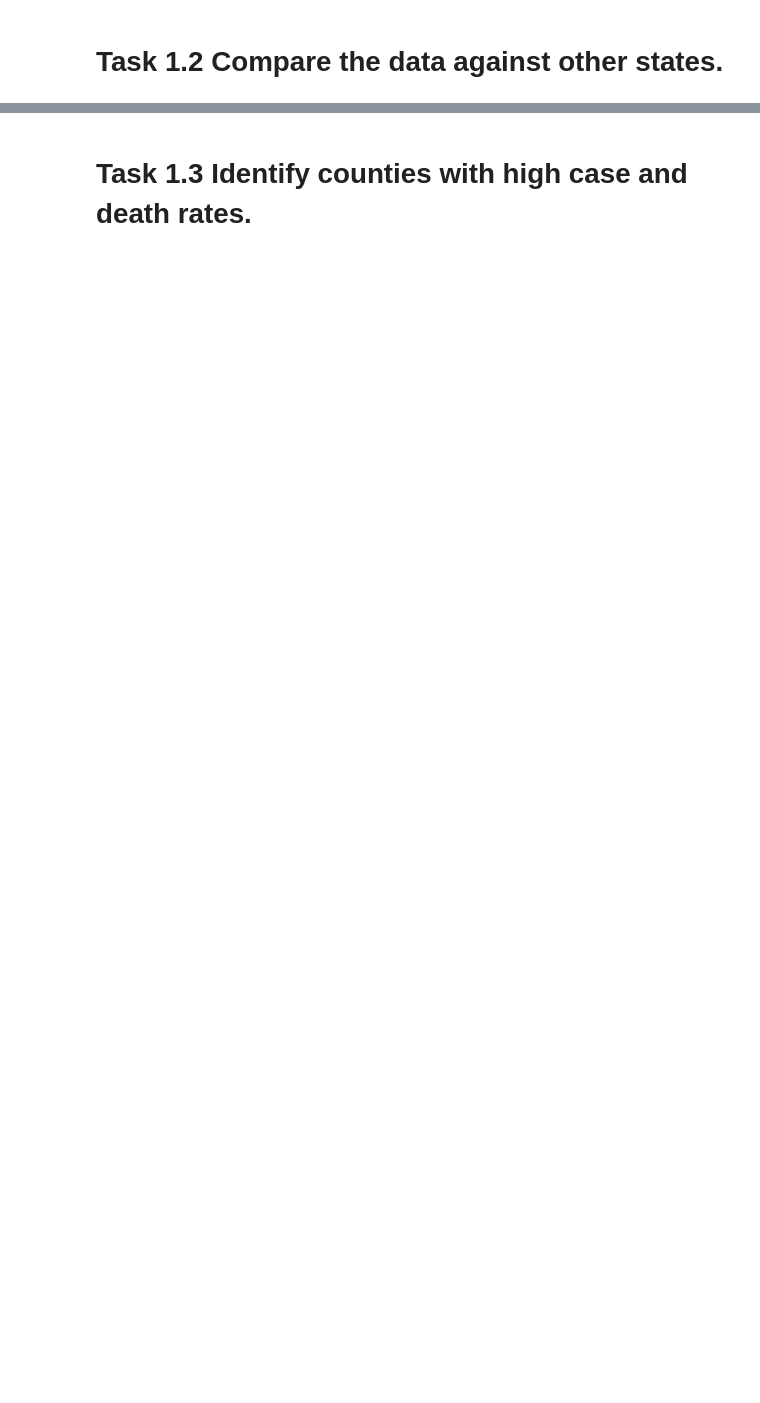
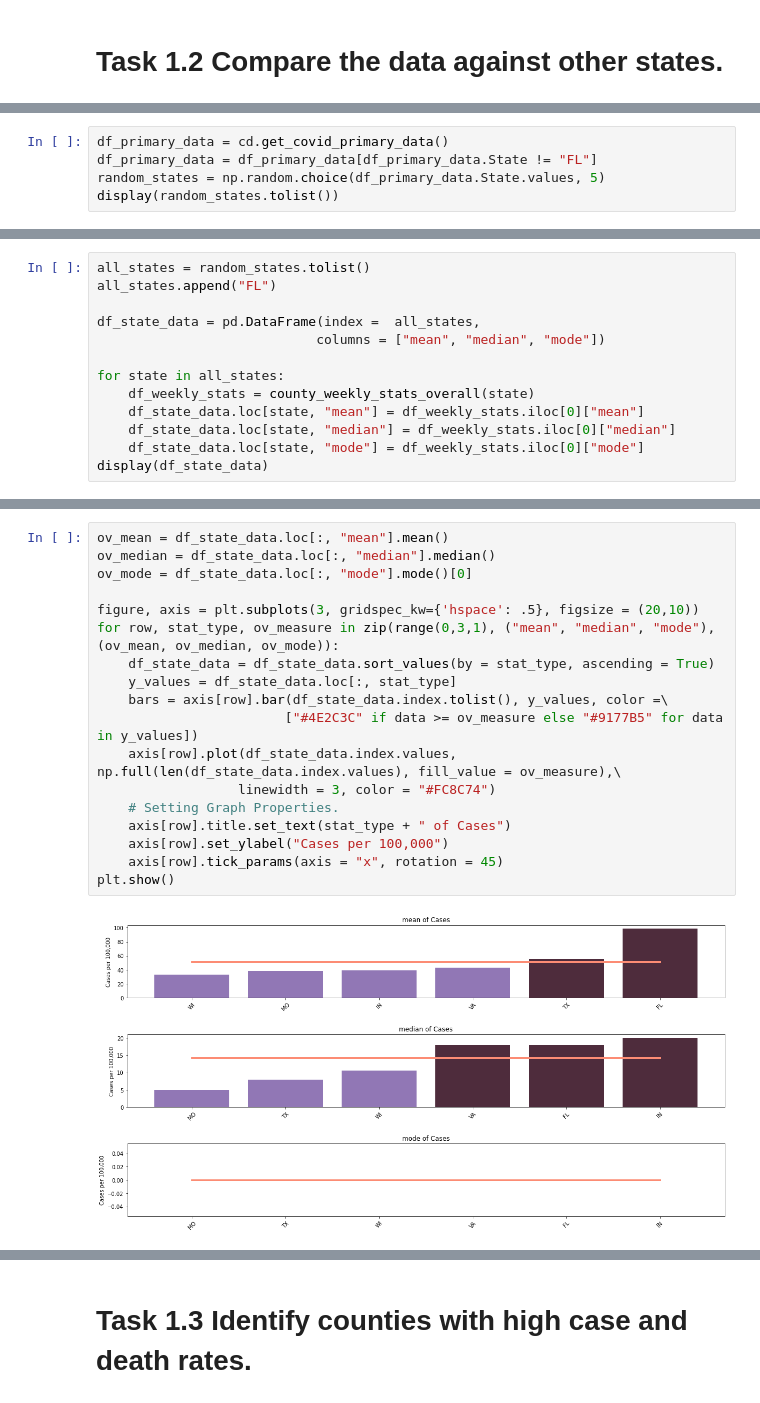
Before and after one commit to UNCG-CSE/COVID-Team-1, a Jupyter notebook: src/chris/stage2_task1_chris.ipynb, the cells around one changed output, grey strips where cells are left out. Cells and saved outputs as stored; diff of their text form; blank space fills up the shorter version.

```diff
--- a/src/chris/stage2_task1_chris.ipynb
+++ b/src/chris/stage2_task1_chris.ipynb
@@ -261,0 +261,5 @@ Weekly mode for Florida deaths is:   0
+# %%
+df_primary_data = cd.get_covid_primary_data()
+df_primary_data = df_primary_data[df_primary_data.State != "FL"]
+random_states = np.random.choice(df_primary_data.State.values, 5)
+display(random_states.tolist())
@@ -261,0 +270,13 @@ Weekly mode for Florida deaths is:   0
+# %%
+all_states = random_states.tolist()
+all_states.append("FL")
+
+df_state_data = pd.DataFrame(index =  all_states,
+                            columns = ["mean", "median", "mode"])
+
+for state in all_states:
+    df_weekly_stats = county_weekly_stats_overall(state)
+    df_state_data.loc[state, "mean"] = df_weekly_stats.iloc[0]["mean"]
+    df_state_data.loc[state, "median"] = df_weekly_stats.iloc[0]["median"]
+    df_state_data.loc[state, "mode"] = df_weekly_stats.iloc[0]["mode"]
+display(df_state_data)
@@ -261,0 +293,20 @@ Weekly mode for Florida deaths is:   0
+# %%
+ov_mean = df_state_data.loc[:, "mean"].mean()
+ov_median = df_state_data.loc[:, "median"].median()
+ov_mode = df_state_data.loc[:, "mode"].mode()[0]
+
+figure, axis = plt.subplots(3, gridspec_kw={'hspace': .5}, figsize = (20,10))
+for row, stat_type, ov_measure in zip(range(0,3,1), ("mean", "median", "mode"), (ov_mean, ov_median, ov_mode)):
+    df_state_data = df_state_data.sort_values(by = stat_type, ascending = True)
+    y_values = df_state_data.loc[:, stat_type]
+    bars = axis[row].bar(df_state_data.index.tolist(), y_values, color =\
+                        ["#4E2C3C" if data >= ov_measure else "#9177B5" for data in y_values])
+    axis[row].plot(df_state_data.index.values, np.full(len(df_state_data.index.values), fill_value = ov_measure),\
+                  linewidth = 3, color = "#FC8C74")
+    # Setting Graph Properties.
+    axis[row].title.set_text(stat_type + " of Cases")
+    axis[row].set_ylabel("Cases per 100,000")
+    axis[row].tick_params(axis = "x", rotation = 45)
+plt.show()
+# %% [output]
+[figure, added]
```
Also changed, not shown: parts of 28 cells of this notebook, 1 other file.
